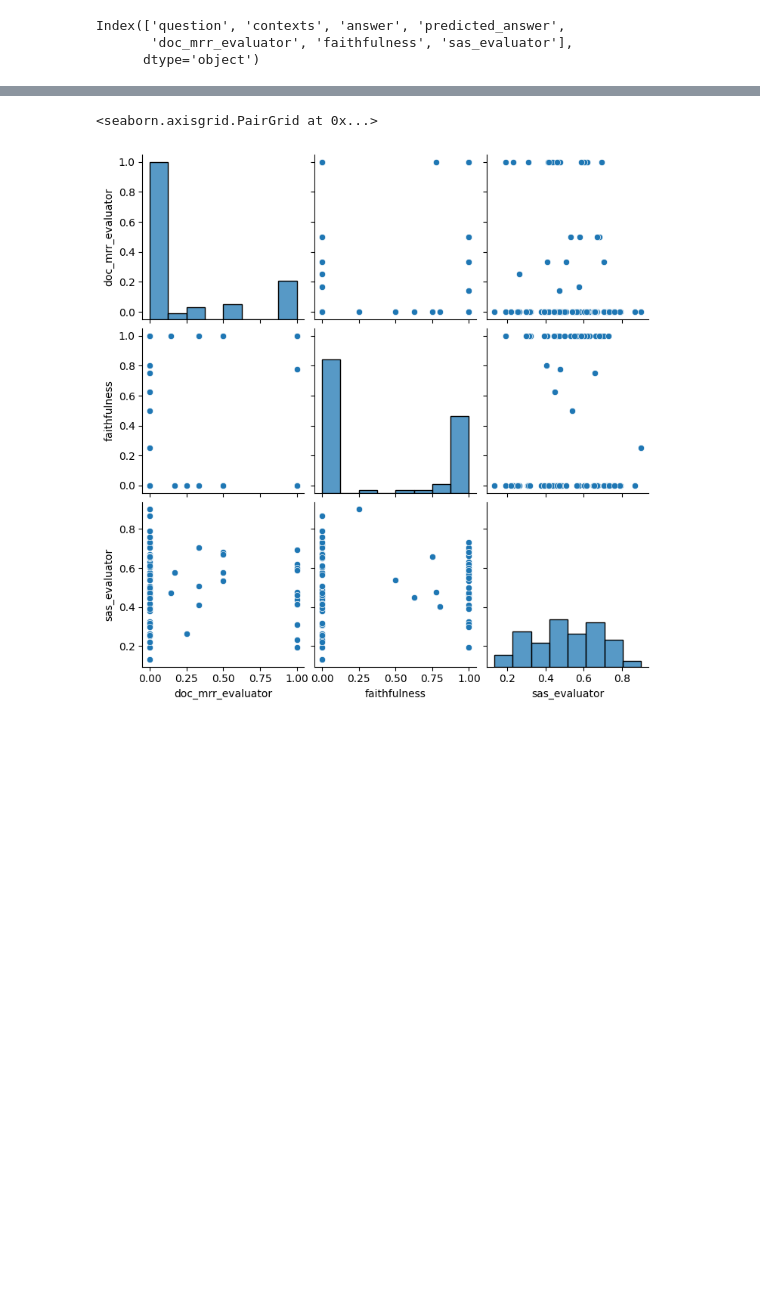
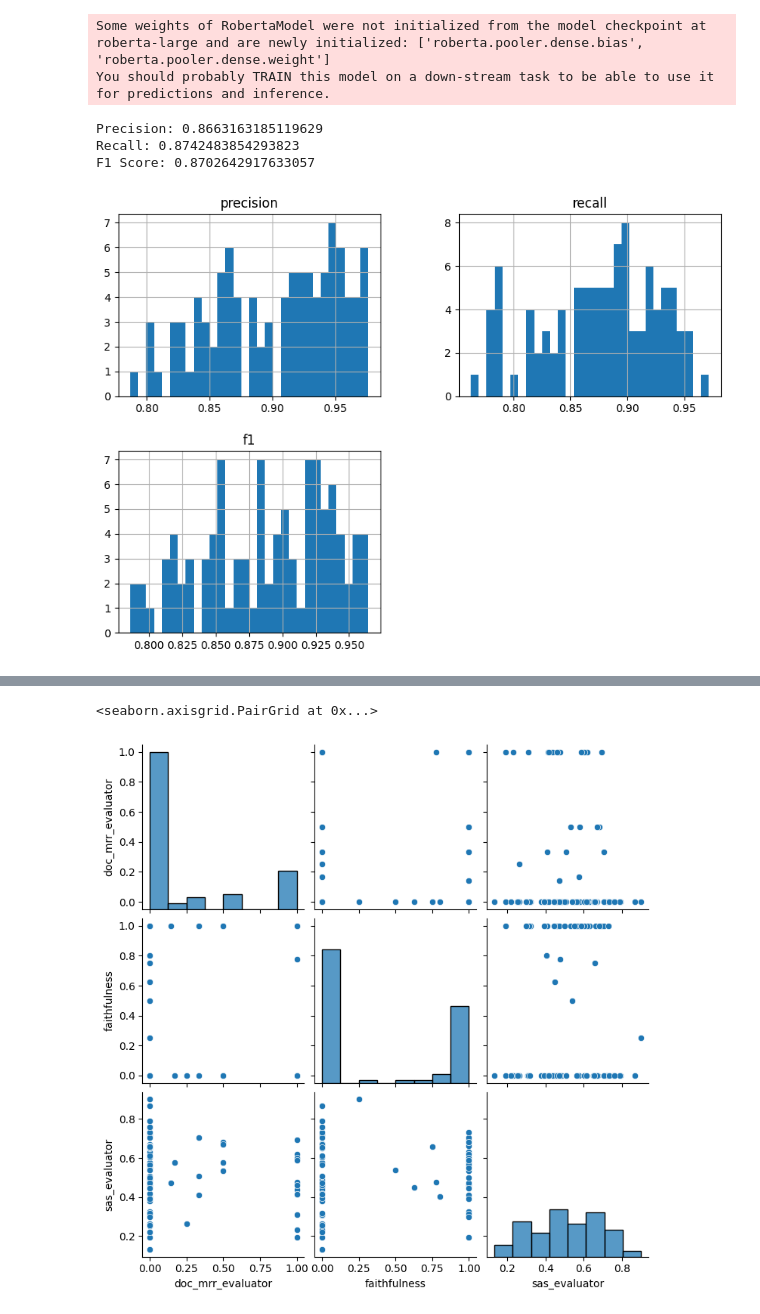
Before and after one commit to mategyerek/Capstone-RAG-project, a Jupyter notebook: Data Analysis Notebook.ipynb, the cells around one changed output, grey strips where cells are left out. Cells and saved outputs as stored; diff of their text form; code cells hidden in the pictures; blank space fills up the shorter version.

Commit message:
BERT Score function

```diff
--- a/Data Analysis Notebook.ipynb
+++ b/Data Analysis Notebook.ipynb
@@ -1,4 +0,0 @@
-# %%
-import pandas as pd
-import matplotlib.pyplot as plt
-df = pd.read_csv(filepath_or_buffer= './data/results.csv')
@@ -7,8 +46,20 @@ ModuleNotFoundError: No module named 'matplotlib'
 # %%
 df.columns
 # %% [output]
-Index(['question', 'contexts', 'answer', 'predicted_answer',
-       'doc_mrr_evaluator', 'faithfulness', 'sas_evaluator'],
-      dtype='object')
+Some weights of RobertaModel were not initialized from the model checkpoint at roberta-large and are newly initialized: ['roberta.pooler.dense.bias', 'roberta.pooler.dense.weight']
+You should probably TRAIN this model on a down-stream task to be able to use it for predictions and inference.
+Precision: 0.8663163185119629
+Recall: 0.8742483854293823
+F1 Score: 0.8702642917633057
+# %%
+df[['precision', 'recall', 'f1']].hist(bins=30, figsize=(10, 7))
+
+plt.xlabel('Values')
+plt.ylabel('Frequency')
+plt.title('Basic Histogram')
+
+plt.show()
+# %% [output]
+[figure, added]
 # %%
 #Histograms
```
Also changed, not shown: parts of 4 cells of this notebook.
